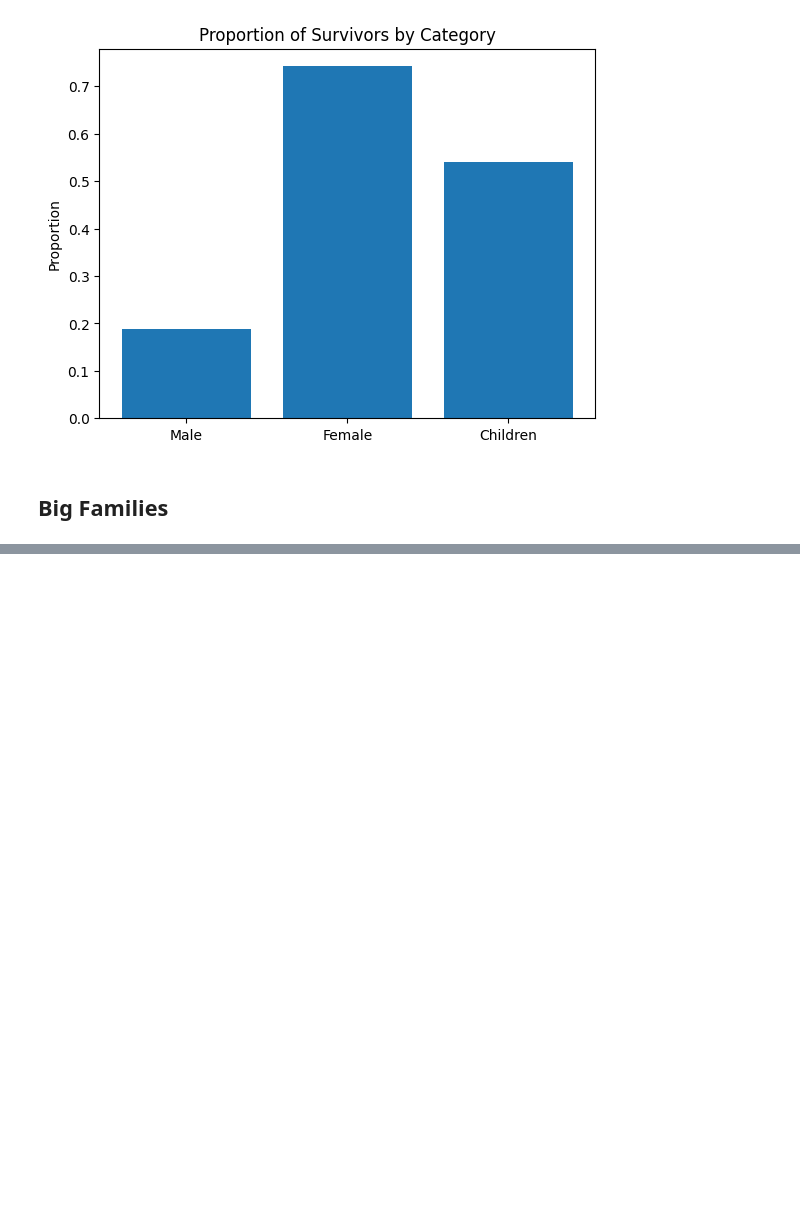
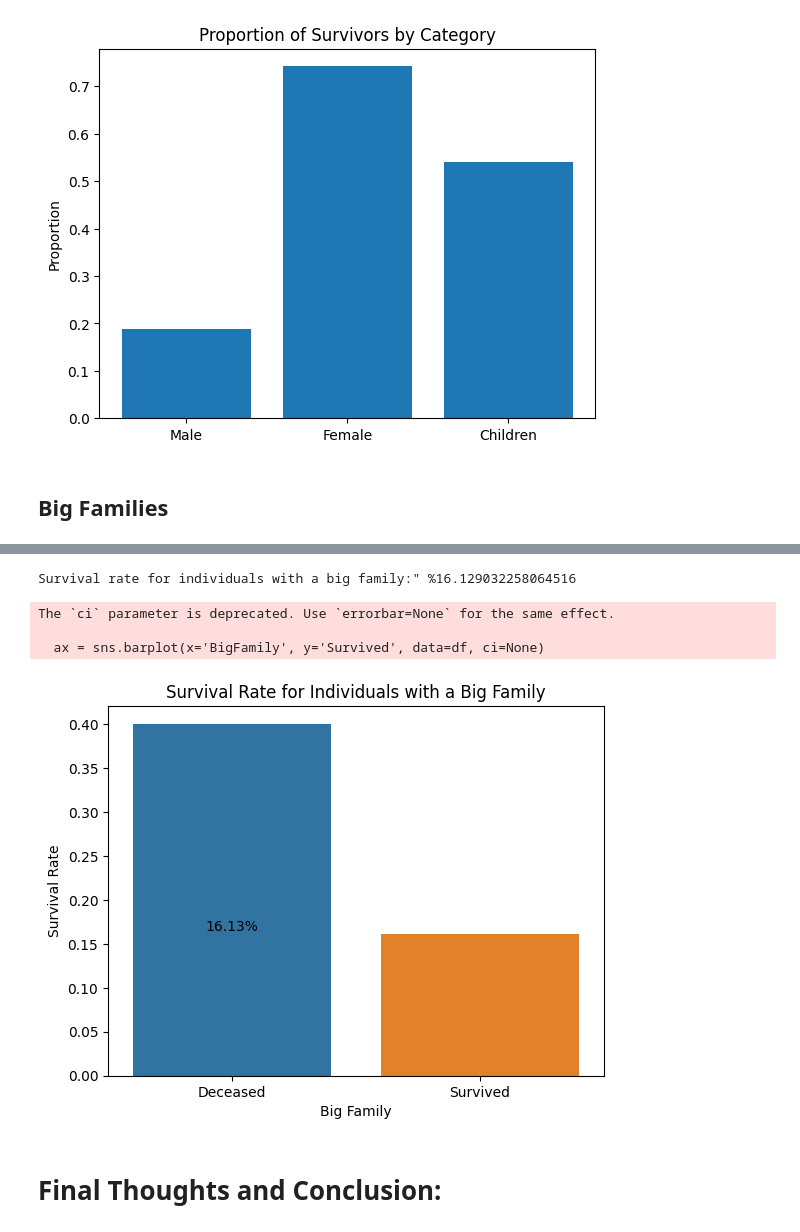
Before and after one commit to Jack-Merrett/data-titanic_disaster, a Jupyter notebook: notebooks/Titanic_analysis.ipynb, the cells around one changed output, grey strips where cells are left out. Saved outputs shown, nothing was run; the diff lists cells and outputs as text; code cells hidden in the pictures; blank space fills up the shorter version.

Commit message:
added a conclusion to my Titanic data analysis

```diff
--- a/notebooks/Titanic_analysis.ipynb
+++ b/notebooks/Titanic_analysis.ipynb
@@ -383,0 +415,45 @@ plt.show()
+# %%
+#:et's create a few columns and try to find some answers.
+
+# Step 1: Create 'FamilySize' column
+df['FamilySize'] = df['SibSp'] + df['Parch']
+
+# Step 2: Create 'BigFamily' column
+df['BigFamily'] = df['FamilySize'] > 3 # Need to be above 3 people to be a big family
+
+# Step 3: Calculate survival rate for individuals with a big family
+survival_rate_large_family = df[df['BigFamily']]['Survived'].mean() * 100
+
+print(f'Survival rate for individuals with a big family:" %{survival_rate_large_family}')
+# %% [output]
+Survival rate for individuals with a big family:" %16.129032258064516
+# %%
+# Need some help from seaborn
+import seaborn as sns
+
+# Calculate the survival rate for individuals with a big family
+survival_rate_big_family = df[df['BigFamily']]['Survived'].mean()
+
+# Create a bar plot
+ax = sns.barplot(x='BigFamily', y='Survived', data=df, ci=None)
+
+# Set the labels and title
+ax.set_xlabel('Big Family')
+ax.set_ylabel('Survival Rate')
+ax.set_title('Survival Rate for Individuals with a Big Family')
+
+# Annotate the survival rate on the bars
+ax.text(0, survival_rate_big_family, f"{survival_rate_big_family:.2%}", ha='center', va='bottom')
+
+# Set the x-axis tick labels
+ax.set_xticklabels(['Deceased', 'Survived'])
+
+# Show the plot
+plt.show()
+# %% [output]
+The `ci` parameter is deprecated. Use `errorbar=None` for the same effect.
+
+  ax = sns.barplot(x='BigFamily', y='Survived', data=df, ci=None)
+[figure, added]
+# %% [markdown]
+# Final Thoughts and Conclusion:
```
Also changed, not shown: parts of 6 cells of this notebook.
